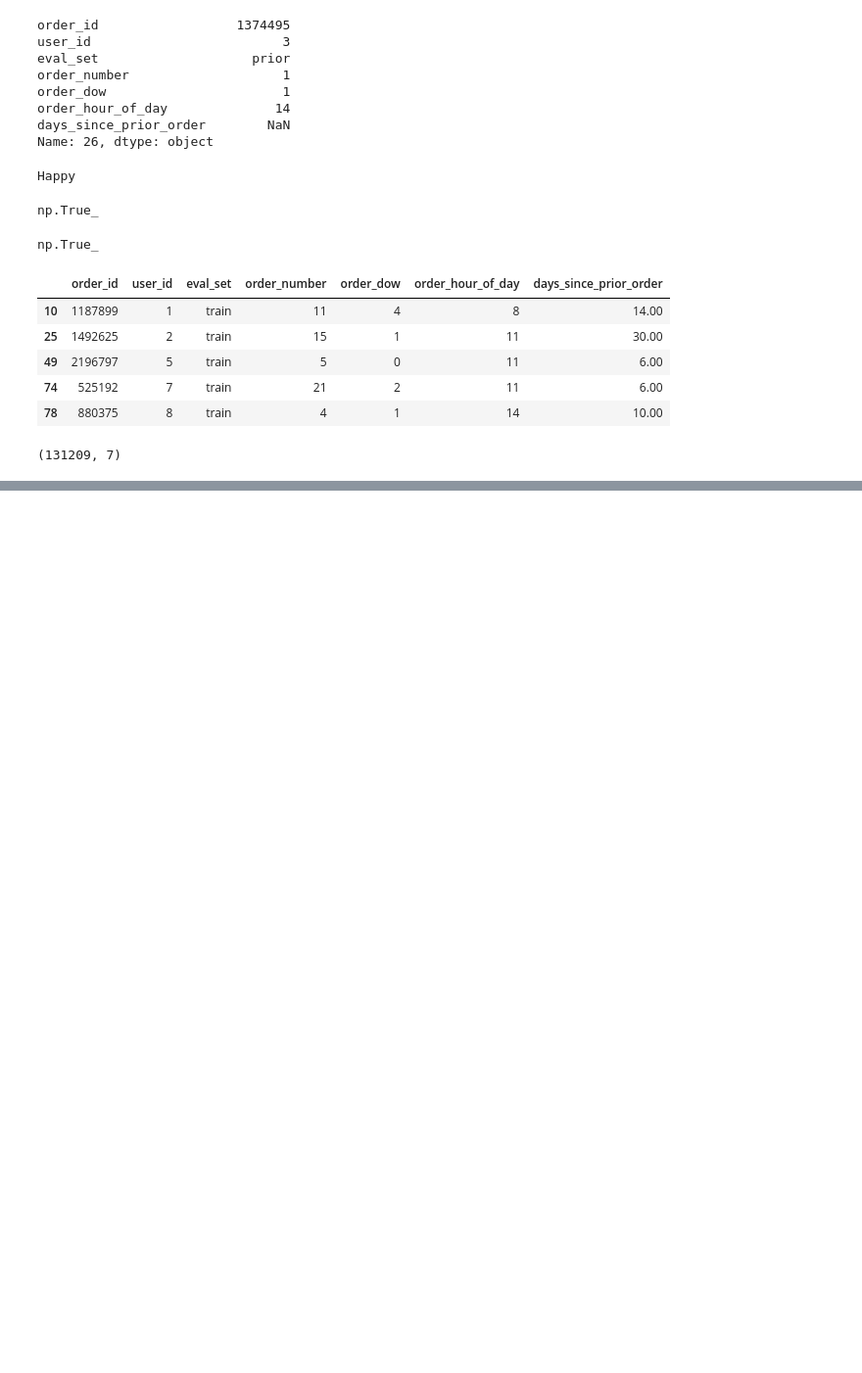
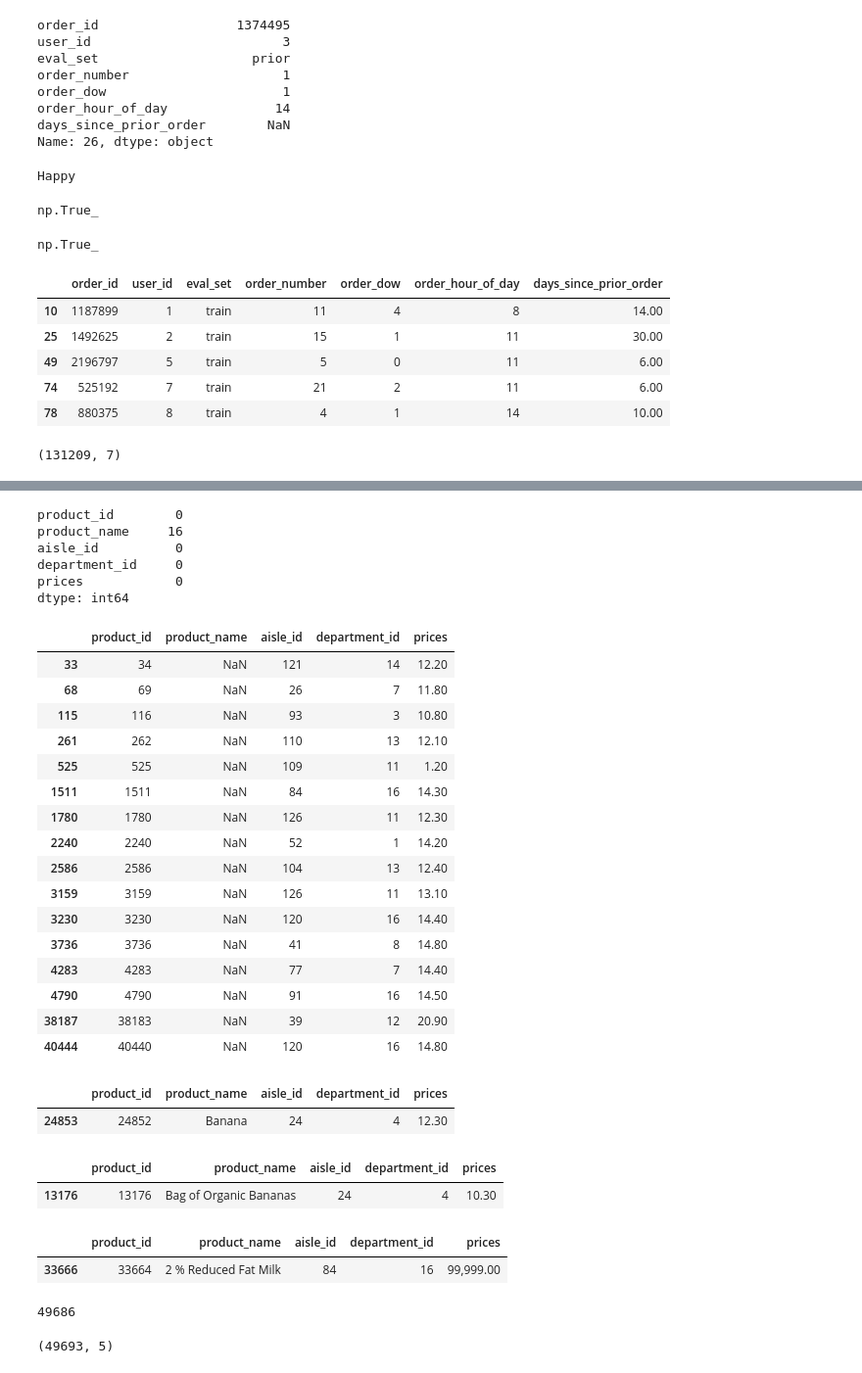
Before and after one commit to karamian-ani/data_analytics_with_python, a Jupyter notebook: notebooks/05_pandas.ipynb, the cells around one changed output, grey strips where cells are left out. Shown at 98% size. Cells and saved outputs as stored; diff of their text form; code cells hidden in the pictures; blank space fills up the shorter version.

```diff
--- a/notebooks/05_pandas.ipynb
+++ b/notebooks/05_pandas.ipynb
@@ -264,0 +372,56 @@ df_orders_train.shape
+# %%
+df_products.isna().sum()
+# %% [output]
+product_id        0
+product_name     16
+aisle_id          0
+department_id     0
+prices            0
+dtype: int64
+# %%
+df_products[df_products['product_name'].isna()==True]
+# %% [output]
+|  | product_id | product_name | aisle_id | department_id | prices |
+| 33 | 34 | NaN | 121 | 14 | 12.20 |
+| 68 | 69 | NaN | 26 | 7 | 11.80 |
+| 115 | 116 | NaN | 93 | 3 | 10.80 |
+| 261 | 262 | NaN | 110 | 13 | 12.10 |
+| 525 | 525 | NaN | 109 | 11 | 1.20 |
+| 1511 | 1511 | NaN | 84 | 16 | 14.30 |
+| 1780 | 1780 | NaN | 126 | 11 | 12.30 |
+| 2240 | 2240 | NaN | 52 | 1 | 14.20 |
+| 2586 | 2586 | NaN | 104 | 13 | 12.40 |
+| 3159 | 3159 | NaN | 126 | 11 | 13.10 |
+| 3230 | 3230 | NaN | 120 | 16 | 14.40 |
+| 3736 | 3736 | NaN | 41 | 8 | 14.80 |
+| 4283 | 4283 | NaN | 77 | 7 | 14.40 |
+| 4790 | 4790 | NaN | 91 | 16 | 14.50 |
+| 38187 | 38183 | NaN | 39 | 12 | 20.90 |
+| 40444 | 40440 | NaN | 120 | 16 | 14.80 |
+# %%
+#24852  - Banana
+df_products[df_products['product_id'] == 24852]
+# %% [output]
+|  | product_id | product_name | aisle_id | department_id | prices |
+| 24853 | 24852 | Banana | 24 | 4 | 12.30 |
+# %%
+#13176 - Bag of Organic Bananas
+df_products[df_products['product_id'] == 13176]
+# %% [output]
+|  | product_id | product_name | aisle_id | department_id | prices |
+| 13176 | 13176 | Bag of Organic Bananas | 24 | 4 | 10.30 |
+# %%
+# max price
+df_products.sort_values(by='prices', ascending=False).head(1)
+# %% [output]
+|  | product_id | product_name | aisle_id | department_id | prices |
+| 33666 | 33664 | 2 % Reduced Fat Milk | 84 | 16 | 99,999.00 |
+# %%
+df_products["product_id"].nunique()
+# %% [output]
+49686
+# %%
+df_products.shape
+# we have duplicates
+# %% [output]
+(49693, 5)
```
Also changed, not shown: parts of 40 cells of this notebook, 3 other files.
